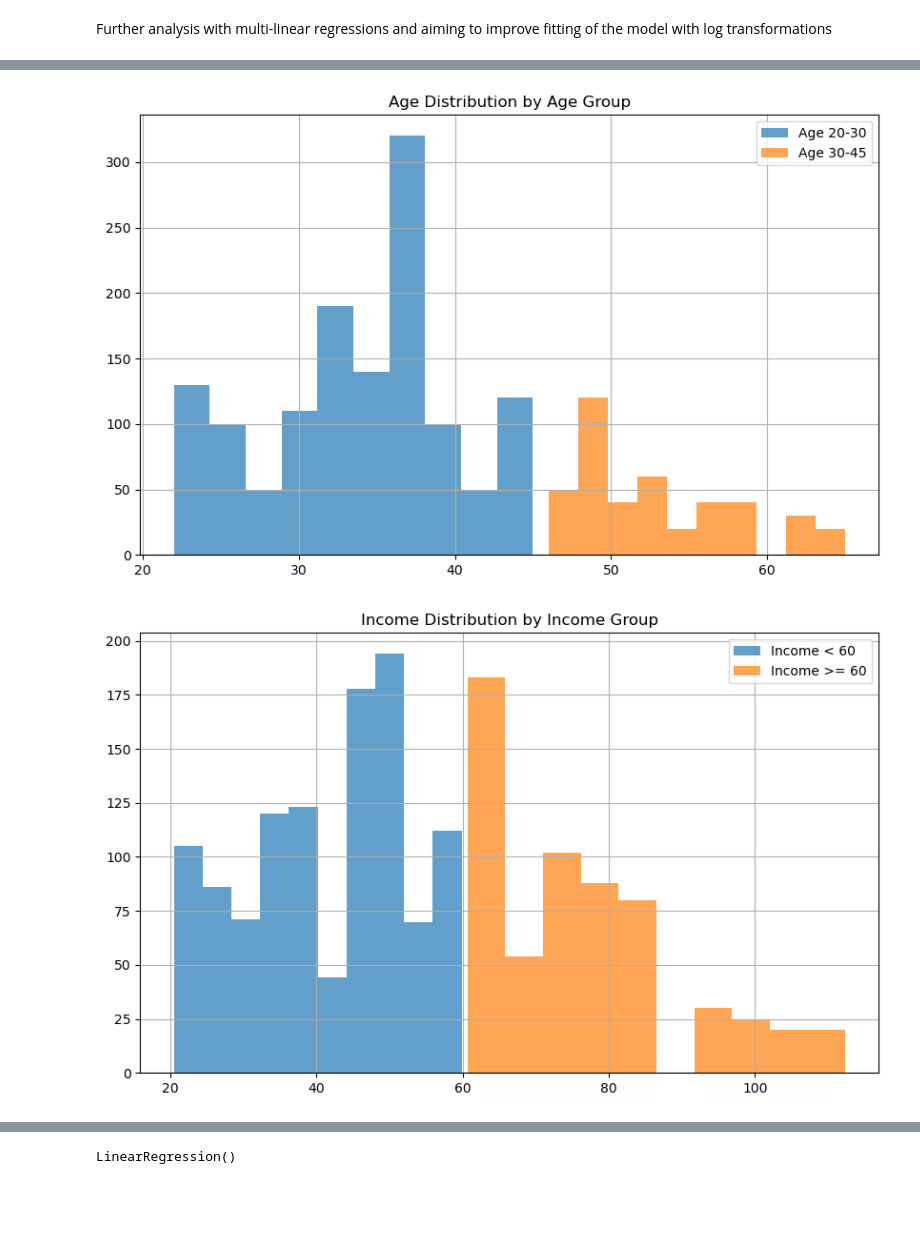
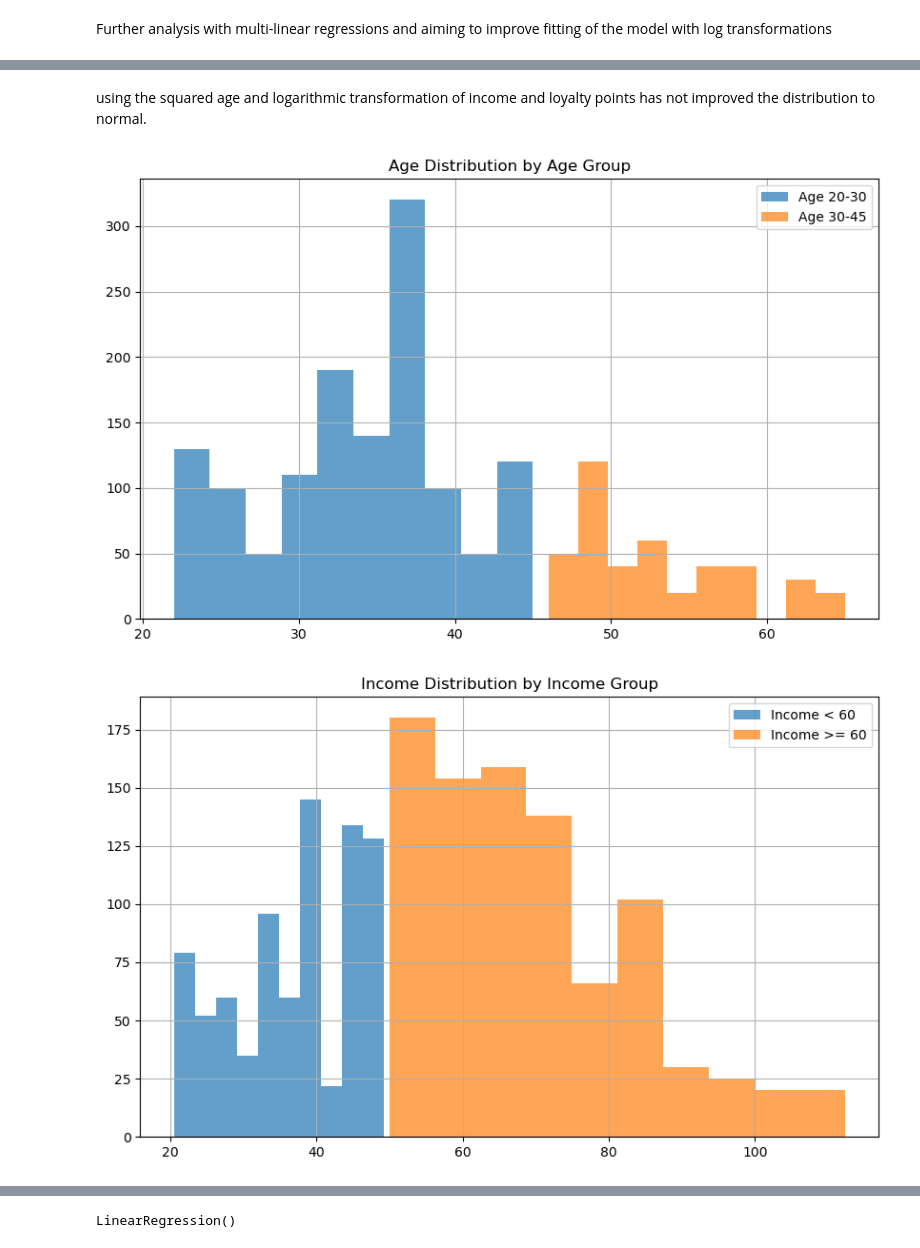
Before and after one commit to beata-faitli/Turtle-Games, a Jupyter notebook: Faitli_Beata_DA301_Assignment_Notebook.ipynb, the cells around one changed output, grey strips where cells are left out. Saved outputs shown, nothing was run; the diff lists cells and outputs as text; code cells hidden in the pictures; blank space fills up the shorter version.

```diff
--- a/Faitli_Beata_DA301_Assignment_Notebook.ipynb
+++ b/Faitli_Beata_DA301_Assignment_Notebook.ipynb
@@ -1244,8 +1244,7 @@ plt.show()
+# %% [markdown]
+using the squared age and logarithmic transformation of income and loyalty points has not improved the distribution to normal.
 # %%
-import pandas as pd
-import numpy as np
-import matplotlib.pyplot as plt
-
+# Checking if certain grouping of the data improves the distribution
 # Load data
 reviews = pd.read_csv('turtle_reviews_cleaned.csv')
 
@@ -1254,42 +1253,43 @@ reviews['age_20_45'] = (reviews['age'] >= 20) & (reviews['age'] <= 45)
 reviews['age_45_70'] = (reviews['age'] > 45) & (reviews['age'] <= 65)
 #reviews['age_45_60'] = (reviews['age'] > 45) & (reviews['age'] <= 60)
 
-# aiming for normal distribution groups
-reviews['income_lower'] = (reviews['income'] >20) & (reviews['income'] < 60)
-reviews['income_upper'] = reviews['income'] >= 60
+# aiming for normal distribution income groups
+reviews['income_lower'] = (reviews['income'] >20) & (reviews['income'] < 50)
+reviews['income_upper'] = reviews['income'] >= 50
 
-reviews['loyalty_points_lower'] = (reviews['loyalty_points'] >= 200) & (reviews['loyalty_points'] < 2000)
-reviews['loyalty_points_upper'] = reviews['loyalty_points'] >= 2000
+# Creating two groups of loyalty points (excluding below 200 to improve the distribution curve
+reviews['loyalty_points_lower'] = (reviews['loyalty_points'] > 200) & (reviews['loyalty_points'] < 2100)
+reviews['loyalty_points_upper'] = reviews['loyalty_points'] >= 2100
 
 # Visualize the distribution of continuous variables within each group using histograms
 
 # Age
 plt.figure(figsize=(10, 6))
 
 # Plotting the age distribution for each group
 reviews[reviews['age_20_45']]['age'].hist(alpha=0.7, label='Age 20-30', bins=10)
 reviews[reviews['age_45_70']]['age'].hist(alpha=0.7, label='Age 30-45', bins=10)
 #reviews[reviews['age_45_60']]['age'].hist(alpha=0.7, label='Age 45-60', bins=10)
 
 plt.title('Age Distribution by Age Group')
 plt.legend()
 plt.show()
 
 # Income < 60 vs Income >= 60
 plt.figure(figsize=(10, 6))
 reviews[reviews['income_lower']]['income'].hist(alpha=0.7, label='Income < 60', bins=10)
 reviews[reviews['income_upper']]['income'].hist(alpha=0.7, label='Income >= 60', bins=10)
 plt.title('Income Distribution by Income Group')
 plt.legend()
 plt.show()
 
 # Loyalty Points < 2000 vs Loyalty Points >= 2000
 plt.figure(figsize=(10, 6))
 reviews[reviews['loyalty_points_lower']]['loyalty_points'].hist(alpha=0.7, label='Loyalty Points < 2000', bins=10)
 reviews[reviews['loyalty_points_upper']]['loyalty_points'].hist(alpha=0.7, label='Loyalty Points >= 2000', bins=10)
 plt.title('Loyalty Points Distribution by Loyalty Points Group')
 plt.legend()
 plt.show()
 # %% [output]
 [figure]
-[figure, old version]
+[figure, new version]
```
Also changed, not shown: parts of 61 cells of this notebook.
